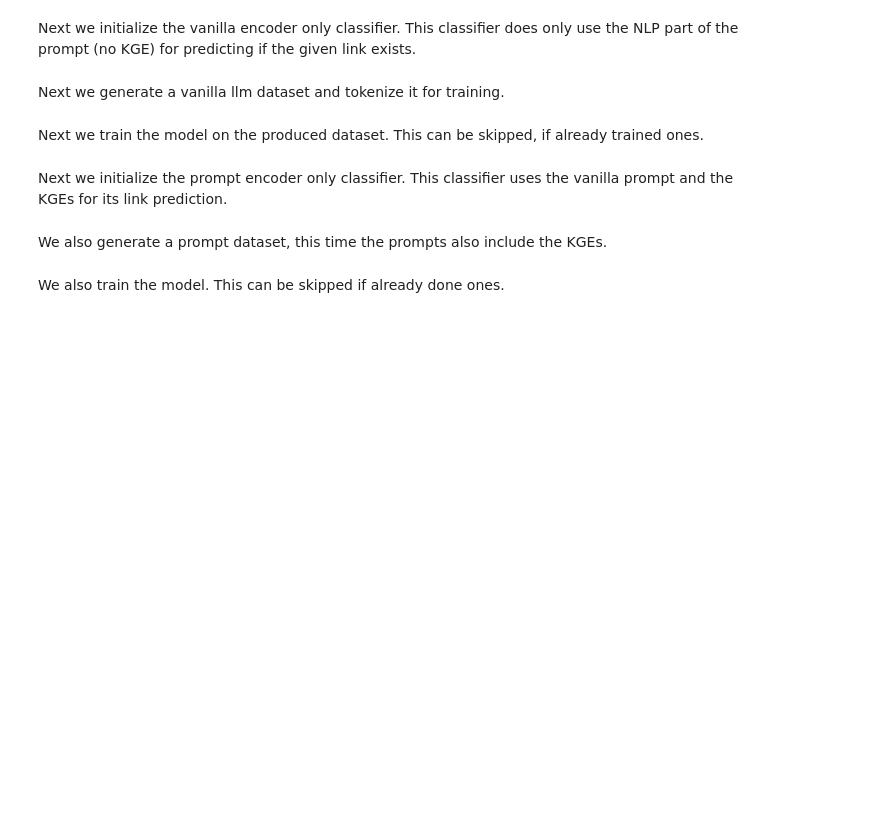
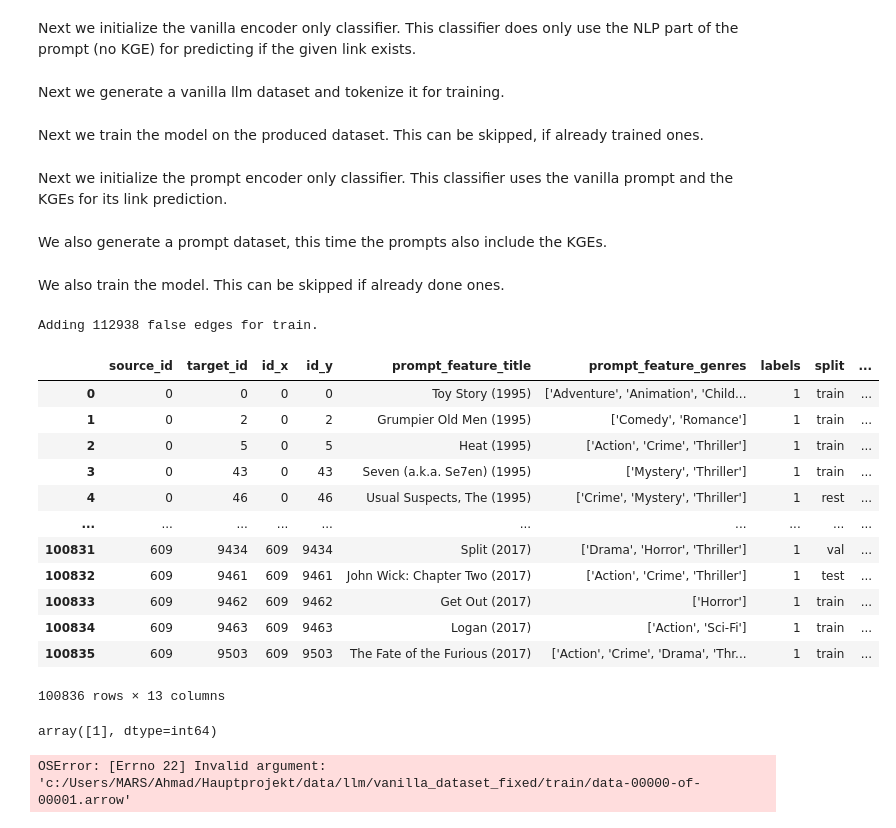
Before and after one commit to AhmadHAW/Hauptprojekt, a Jupyter notebook: training_models.ipynb, the cells around one changed output. Cells and saved outputs as stored; diff of their text form; code cells hidden in the pictures; blank space fills up the shorter version.

```diff
--- a/training_models.ipynb
+++ b/training_models.ipynb
@@ -27,7 +27,7 @@ from llm_manager import (
 )
 # %%
 EPOCHS = 20
-BATCH_SIZE = 512
+BATCH_SIZE = 1024
 # %% [markdown]
 We define in advance which **Knowledge Graph Embedding Dimension (KGE_DIMENSION)** the GNN encoder has. We want to determine from which output dimension the GNN encoder can produce embeddings that lead to a significant increase in performance *without exceeding the context length of the LLMs*. In the original tutorial, the KGE_DIMENSION was $64$.
 # %%
@@ -81,10 +84,14 @@ If the model is already trained, we can skip this part.
 Training the models can take up to 5 minutes.
 # %%
 print("Prompt Training")
-#graph_representation_generator_prompt.train_model(kg_manager.gnn_train_data, EPOCHS, BATCH_SIZE)
-#graph_representation_generator_prompt.validate_model(kg_manager.gnn_test_data)
+graph_representation_generator_prompt.train_model(
+    kg_manager.gnn_train_data, EPOCHS, BATCH_SIZE
+)
+graph_representation_generator_prompt.validate_model(kg_manager.gnn_test_data)
 print("Attention Training")
-#graph_representation_generator_attention.train_model(kg_manager.gnn_train_data, EPOCHS, BATCH_SIZE)
-#graph_representation_generator_attention.validate_model(kg_manager.gnn_test_data)
+graph_representation_generator_attention.train_model(
+    kg_manager.gnn_train_data, EPOCHS, BATCH_SIZE
+)
+graph_representation_generator_attention.validate_model(kg_manager.gnn_test_data)
 # %% [output]
 Prompt Training
@@ -111,4 +131,7 @@ kg_manager.append_attention_graph_embeddings(attention_embeddings, save=save)
 # %%
-# kg_manager.add_false_edges(
-#     2.0, graph_representation_generator_prompt.get_embedding, graph_representation_generator_attention.get_embedding, splits = ["val", "test"]
-# )
+kg_manager.add_false_edges(
+    1.0,
+    graph_representation_generator_prompt.get_embedding,
+    graph_representation_generator_attention.get_embedding,
+    splits=["val", "test"],
+)
@@ -162,7 +196,29 @@ dataset_embedding = kg_manager.generate_attention_embedding_dataset(
 # %%
-# kg_manager.add_false_edges(
-#     2.0, graph_representation_generator_prompt.get_embedding, graph_representation_generator_attention.get_embedding, splits = ["train"]
-# )
+kg_manager.add_false_edges(
+    1.0,
+    graph_representation_generator_prompt.get_embedding,
+    graph_representation_generator_attention.get_embedding,
+    splits=["train"],
+)
+# %% [output]
+Adding 112938 false edges for train.
+|  | source_id | target_id | id_x | id_y | prompt_feature_title | prompt_feature_genres | labels | split | ... |
+| 0 | 0 | 0 | 0 | 0 | Toy Story (1995) | ['Adventure', 'Animation', 'Child... | 1 | train | ... |
+| 1 | 0 | 2 | 0 | 2 | Grumpier Old Men (1995) | ['Comedy', 'Romance'] | 1 | train | ... |
+| 2 | 0 | 5 | 0 | 5 | Heat (1995) | ['Action', 'Crime', 'Thriller'] | 1 | train | ... |
+| 3 | 0 | 43 | 0 | 43 | Seven (a.k.a. Se7en) (1995) | ['Mystery', 'Thriller'] | 1 | train | ... |
+| 4 | 0 | 46 | 0 | 46 | Usual Suspects, The (1995) | ['Crime', 'Mystery', 'Thriller'] | 1 | rest | ... |
+| ... | ... | ... | ... | ... | ... | ... | ... | ... | ... |
+| 100831 | 609 | 9434 | 609 | 9434 | Split (2017) | ['Drama', 'Horror', 'Thriller'] | 1 | val | ... |
+| 100832 | 609 | 9461 | 609 | 9461 | John Wick: Chapter Two (2017) | ['Action', 'Crime', 'Thriller'] | 1 | test | ... |
+| 100833 | 609 | 9462 | 609 | 9462 | Get Out (2017) | ['Horror'] | 1 | train | ... |
+| 100834 | 609 | 9463 | 609 | 9463 | Logan (2017) | ['Action', 'Sci-Fi'] | 1 | train | ... |
+| 100835 | 609 | 9503 | 609 | 9503 | The Fate of the Furious (2017) | ['Action', 'Crime', 'Drama', 'Thr... | 1 | train | ... |
+100836 rows × 13 columns
+# %%
+kg_manager.llm_df["labels"].unique()
+# %% [output]
+array([1], dtype=int64)
 # %%
 vanilla_bert_classifier = VanillaBertClassifier(
     kg_manager.llm_df,
@@ -183,16 +239,20 @@ attention_bert_classifier = AttentionBertClassifierBase(
 )
 # %%
 dataset_vanilla_fixed = kg_manager.generate_vanilla_dataset(
-    vanilla_bert_classifier.tokenize_function, suffix="_fixed"
+    vanilla_bert_classifier.tokenize_function, suffix="_fixed", force_recompute=True
 )
 dataset_prompt_fixed = kg_manager.generate_prompt_embedding_dataset(
     prompt_bert_classifier.tokenize_function,
     suffix="_fixed",
+    force_recompute=True,
 )
 dataset_attention_fixed = kg_manager.generate_attention_embedding_dataset(
     attention_bert_classifier.tokenizer.sep_token,
     attention_bert_classifier.tokenizer.pad_token,
     attention_bert_classifier.tokenize_function,
     suffix="_fixed",
+    force_recompute=True,
 )
+# %% [output]
+OSError: [Errno 22] Invalid argument: 'c:/Users/MARS/Ahmad/Hauptprojekt/data/llm/vanilla_dataset_fixed/train/data-00000-of-00001.arrow'
 # %%
```
Also changed, not shown: parts of 14 cells of this notebook, 21 other files.
